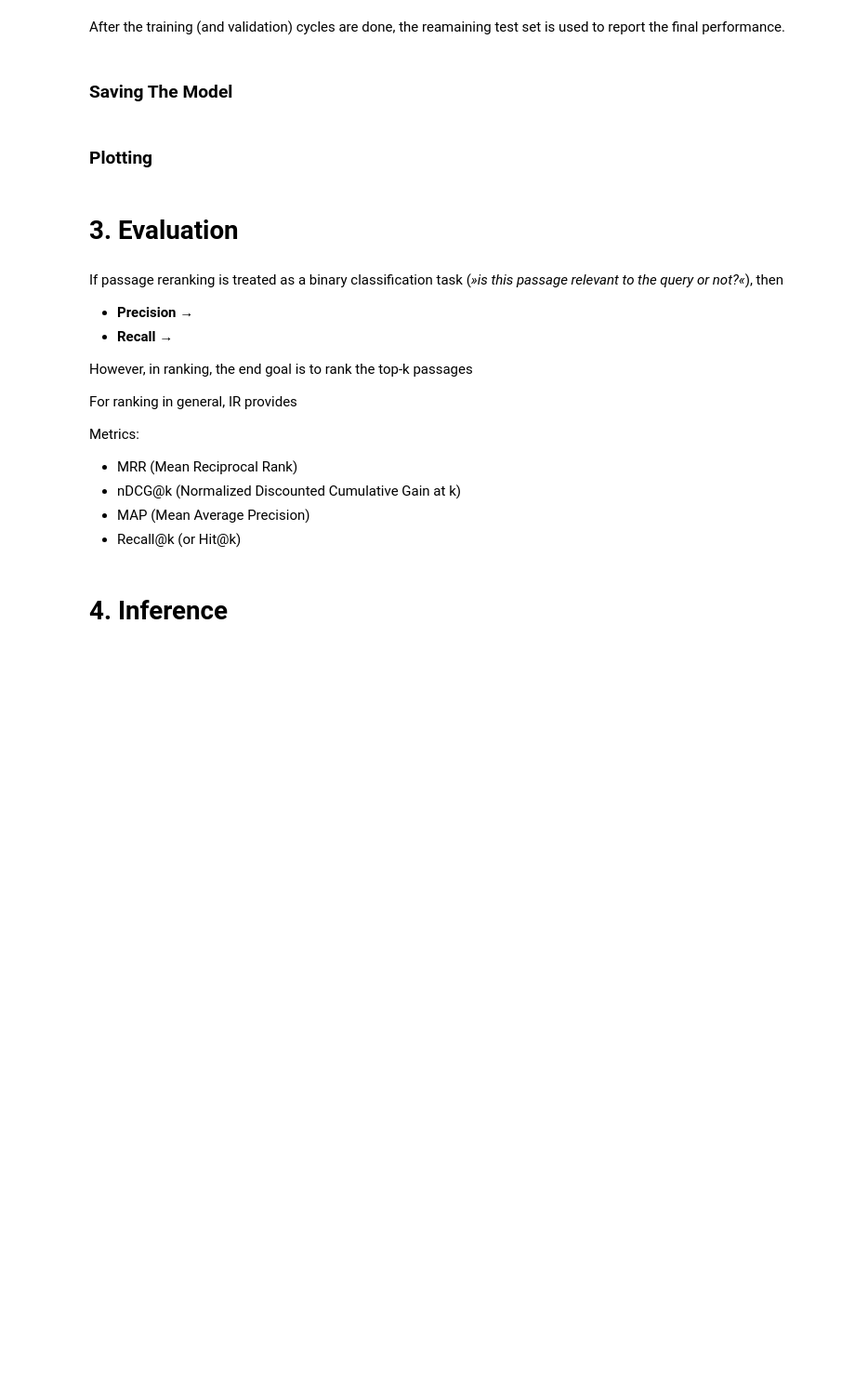
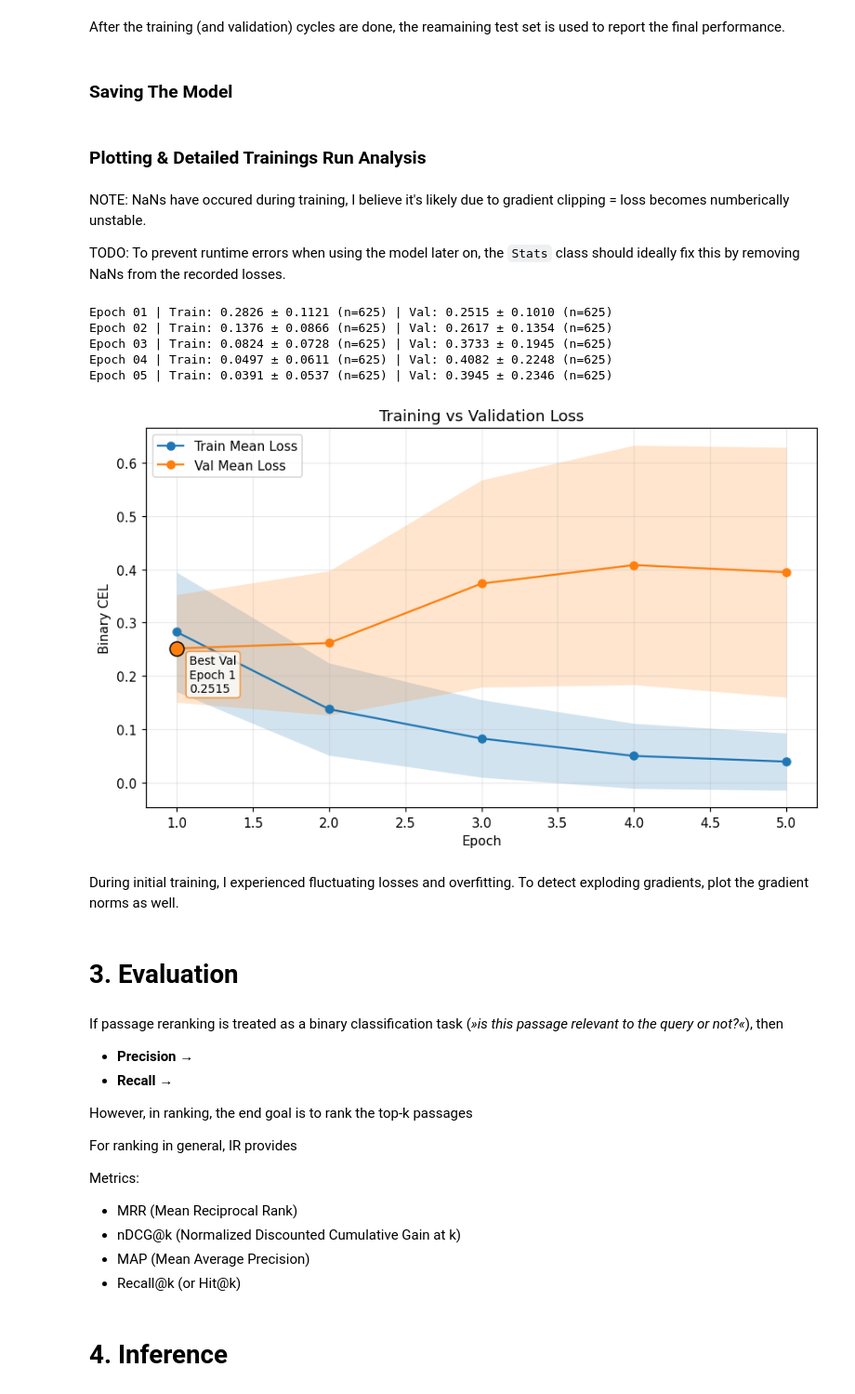
Before and after one commit to lsg551/ss25-nn-project, a Jupyter notebook: experiments/1_BERT_pretrained.ipynb, the cells around one changed output. Shown at 93% size. Drawn from its saved outputs; the diff is of its cells as text; code cells hidden in the pictures; blank space fills up the shorter version.

Commit message:
chore: save progress, add TODOs, improve & optimize

```diff
--- a/experiments/1_BERT_pretrained.ipynb
+++ b/experiments/1_BERT_pretrained.ipynb
@@ -10,10 +26,7 @@ SEED = int(os.getenv("SEED", 42))
 # %%
 from src.data import mMARCO
 
-
-# NOTE: the current implementation of `collate_fn` in `mMARCO`
-# doubles each sample in size, so 16*2 = 32
-batch_size = 16
+batch_size = 32
 
 # only used for testing here, use the dataloaders otherwise
 mmarco = mMARCO(seed=SEED, shuffle_buffer_size=64, shuffle=False)
@@ -69,17 +87,18 @@ import torch.optim as optim
 import torch.nn as nn
 
 padding = "longest"
-max_length = 256
+max_length = 512
 
 model = CrossEncoderBERT(
-    enable_gradient_checkpointing=True,
+    # enable_gradient_checkpointing=True,
 )
 criterion = nn.BCEWithLogitsLoss()
-learning_rate = 2e-5
-epochs = 3
+# learning_rate = 2e-5
+learning_rate = 1e-5
+epochs = 5
 # epochs = 20
-optimizer = optim.AdamW(model.parameters(), lr=learning_rate)
+optimizer = optim.AdamW(model.parameters(), lr=learning_rate, weight_decay=0.01)
 
 
-train_dl, val_dl, test_dl = mmarco.as_dataloaders(seed=SEED, batch_size=batch_size)
+train_dl, val_dl, test_dl = mmarco.as_dataloaders(seed=SEED, batch_size=batch_size, max_samples_per_split=20_000)
 # %% [markdown]
@@ -271,7 +436,14 @@ torch.save(model.state_dict(), filename)
 # model.load_state_dict(torch.load("model_state.pth"))
 # model.eval()
 # %% [markdown]
-### Plotting
+### Plotting & Detailed Trainings Run Analysis
+# %% [markdown]
+NOTE: NaNs have occured during training, I believe it's likely
+due to gradient clipping = loss becomes numberically unstable.
+
+TODO: To prevent runtime errors when using the model later on,
+the `Stats` class should ideally fix this by removing NaNs
+from the recorded losses.
 # %%
 import math
 import numpy as np
@@ -295,10 +467,10 @@ def _summarize(loss_matrix: Sequence[Sequence[float]]):
             counts.append(len(arr))
     return means, stds, counts
 
-train_means, train_stds, train_counts = _summarize(train_losses)
-val_means, val_stds, val_counts = _summarize(val_losses)
+train_means, train_stds, train_counts = _summarize(stats.train_losses)
+val_means, val_stds, val_counts = _summarize(stats.val_losses)
 
-epochs_axis = np.arange(1, len(train_losses) + 1)
+epochs_axis = np.arange(1, len(stats.train_losses) + 1)
 
 fig, ax = plt.subplots(figsize=(8, 5), dpi=110)
 
@@ -311,31 +483,42 @@ train_upper = np.array(train_means) + np.array(train_stds)
 train_lower = np.array(train_means) - np.array(train_stds)
 val_upper = np.array(val_means) + np.array(val_stds)
 val_lower = np.array(val_means) - np.array(val_stds)
 
 ax.fill_between(epochs_axis, train_lower, train_upper, color='C0', alpha=0.20, linewidth=0)
 ax.fill_between(epochs_axis, val_lower, val_upper, color='C1', alpha=0.20, linewidth=0)
 
 # Highlight best (lowest) validation epoch
 if any(not math.isnan(v) for v in val_means):
     best_epoch_idx = int(np.nanargmin(val_means))
     ax.scatter(epochs_axis[best_epoch_idx], val_means[best_epoch_idx], s=120, color='C1', edgecolor='k', zorder=5)
     ax.annotate(
         f"Best Val\nEpoch {best_epoch_idx+1}\n{val_means[best_epoch_idx]:.4f}",
         (epochs_axis[best_epoch_idx], val_means[best_epoch_idx]),
         textcoords="offset points", xytext=(10, -5), ha='left', va='top', fontsize=9,
         bbox=dict(boxstyle='round,pad=0.3', fc='white', ec='C1', alpha=0.8)
     )
 
 ax.set_xlabel('Epoch')
-ax.set_ylabel('Binary Cross-Entropy Loss')
+ax.set_ylabel('Binary CEL')
 ax.set_title('Training vs Validation Loss')
 ax.grid(True, alpha=0.25)
 ax.legend()
 ax.margins(x=0.05)
 plt.tight_layout()
 
 # Structured summary printout
 for i, (tr_m, tr_s, tr_c, va_m, va_s, va_c) in enumerate(zip(train_means, train_stds, train_counts, val_means, val_stds, val_counts), start=1):
     print(f"Epoch {i:02d} | Train: {tr_m:.4f} ± {tr_s:.4f} (n={tr_c}) | Val: {va_m:.4f} ± {va_s:.4f} (n={va_c})")
 
+plt.savefig(f"training_validation_loss_{stop_rfc3339}.png", dpi=200)
 plt.show()
+# %% [output]
+Epoch 01 | Train: 0.2826 ± 0.1121 (n=625) | Val: 0.2515 ± 0.1010 (n=625)
+Epoch 02 | Train: 0.1376 ± 0.0866 (n=625) | Val: 0.2617 ± 0.1354 (n=625)
+Epoch 03 | Train: 0.0824 ± 0.0728 (n=625) | Val: 0.3733 ± 0.1945 (n=625)
+Epoch 04 | Train: 0.0497 ± 0.0611 (n=625) | Val: 0.4082 ± 0.2248 (n=625)
+Epoch 05 | Train: 0.0391 ± 0.0537 (n=625) | Val: 0.3945 ± 0.2346 (n=625)
+[figure, added]
+# %% [markdown]
+During initial training, I experienced fluctuating losses and overfitting.
+To detect exploding gradients, plot the gradient norms as well.
```
Also changed, not shown: parts of 16 cells of this notebook, 4 other files.
